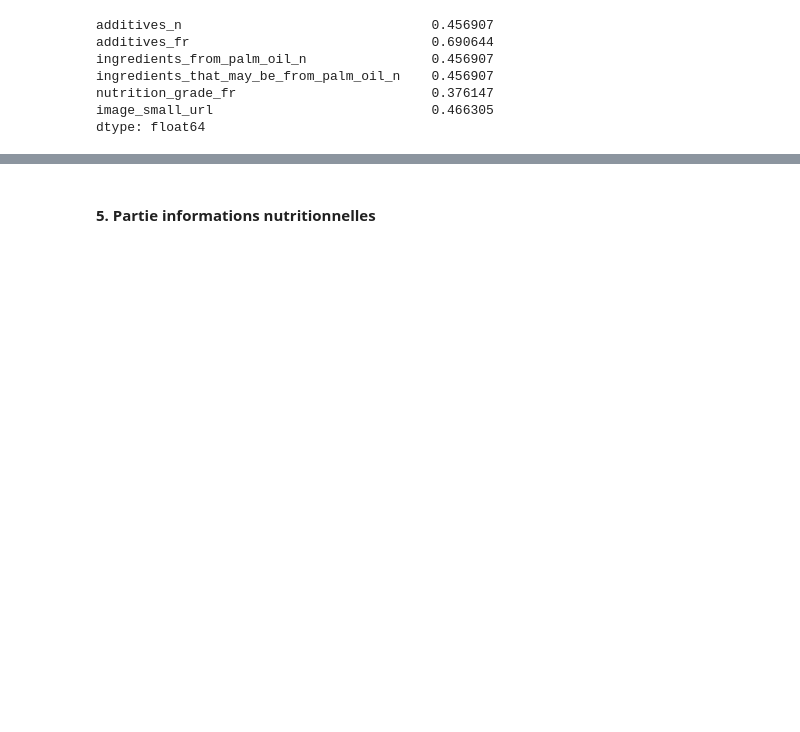
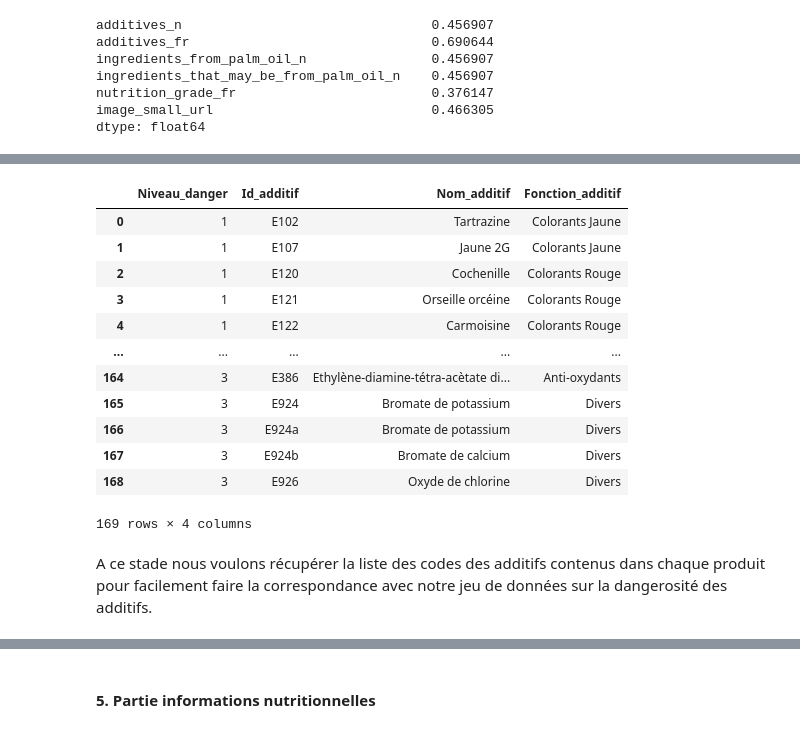
Before and after one commit to jkomb/P2---Application-Sante--Publique, a Jupyter notebook: KOMBEM_Jonathan_1_notebook_nettoyage_082022.ipynb, the cells around one changed output, grey strips where cells are left out. Cells and saved outputs as stored; diff of their text form; code cells hidden in the pictures; blank space fills up the shorter version.

Commit message:
Nettoyage - traitement additifs + màj gestion des datasets externes

```diff
--- a/KOMBEM_Jonathan_1_notebook_nettoyage_082022.ipynb
+++ b/KOMBEM_Jonathan_1_notebook_nettoyage_082022.ipynb
@@ -1856,0 +1878,19 @@ dtype: float64
+# %%
+df_additifs = pd.read_csv("extradatas\\additifs_dangereux.csv", delimiter=';', on_bad_lines='skip')
+df_additifs
+# %% [output]
+|  | Niveau_danger | Id_additif | Nom_additif | Fonction_additif |
+| 0 | 1 | E102 | Tartrazine | Colorants Jaune |
+| 1 | 1 | E107 | Jaune 2G | Colorants Jaune |
+| 2 | 1 | E120 | Cochenille | Colorants Rouge |
+| 3 | 1 | E121 | Orseille orcéine | Colorants Rouge |
+| 4 | 1 | E122 | Carmoisine | Colorants Rouge |
+| ... | ... | ... | ... | ... |
+| 164 | 3 | E386 | Ethylène-diamine-tétra-acètate di... | Anti-oxydants |
+| 165 | 3 | E924 | Bromate de potassium | Divers |
+| 166 | 3 | E924a | Bromate de potassium | Divers |
+| 167 | 3 | E924b | Bromate de calcium | Divers |
+| 168 | 3 | E926 | Oxyde de chlorine | Divers |
+169 rows × 4 columns
+# %% [markdown]
+A ce stade nous voulons récupérer la liste des codes des additifs contenus dans chaque produit pour facilement faire la correspondance avec notre jeu de données sur la dangerosité des additifs.
```
Also changed, not shown: parts of 115 cells of this notebook, 4 other files.
